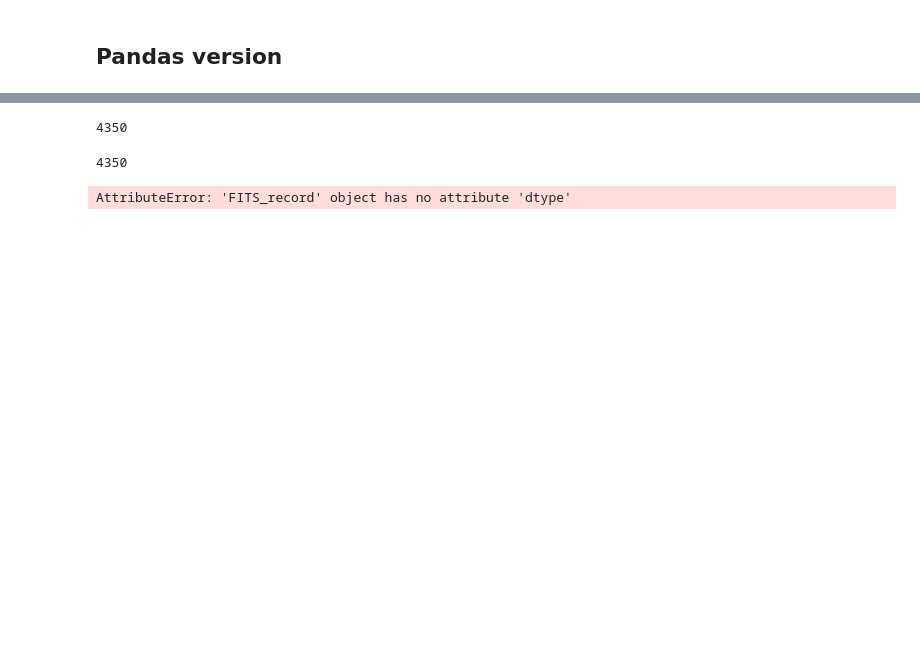
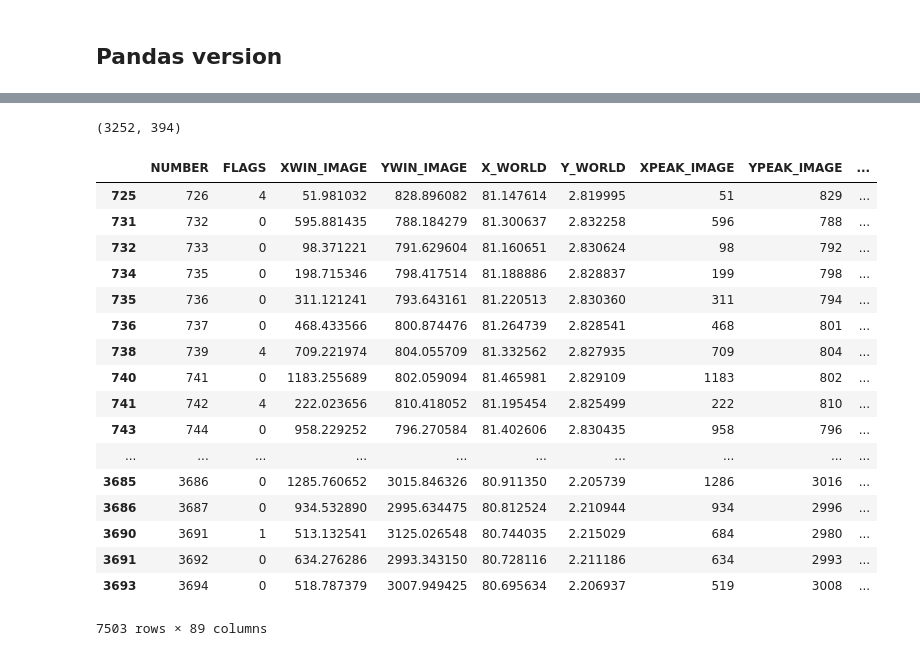
Before and after one commit to ctslater/spark_experiments, a Jupyter notebook: data/crossmatch_ptf.ipynb, the cells around one changed output, grey strips where cells are left out. Drawn from its saved outputs; the diff is of its cells as text; code cells hidden in the pictures; blank space fills up the shorter version.

```diff
--- a/data/crossmatch_ptf.ipynb
+++ b/data/crossmatch_ptf.ipynb
@@ -125,7 +52,7 @@ def readPTFFile_pandas(filename):
 
 def split_table_by_htmid(table):
     # Return a set of tuples [ (htm_id, Table), ... ]
-    htm_obj = HTM(depth=5)
+    htm_obj = HTM(depth=6)
     ra_field, dec_field = "ALPHAWIN_J2000", "DELTAWIN_J2000"
 
     ra = table[ra_field]
@@ -146,28 +73,36 @@ def match_sources_pandas(input_tuple):
     print("Len ", len(ra))
 
     candidate_groups = []
+    already_matched_ids = set()
+    matched_obj_counts = []
     # First pass, just to get groupings
     for this_id in range(len(ra)):
+        if this_id in already_matched_ids:
+            continue
         dists, idx = tree.query( (ra.iloc[this_id], dec.iloc[this_id]), k=15, distance_upper_bound=4/3600.0)
         sel, = np.where((dists < 3/3600.0) & (idx != this_id))
+
+        valid_match_ids = set(idx[sel]) - already_matched_ids
+        matched_obj_counts.append(len(valid_match_ids))
+
+        if len(valid_match_ids) == 0:
+            continue
+        candidate_table = table.iloc[list(valid_match_ids)]
         mean_ra = np.mean(candidate_table[ra_field])
         mean_dec = np.mean(candidate_table[dec_field])
-        candidate_groups.append(idx[sel])
+        candidate_groups.append((mean_ra, mean_dec))
+        already_matched_ids.update(valid_match_ids)
 
-    # Second pass uses the mean position of the sources in each group, then re-matches
-    # This potentially matches sources into multiple objects
-    output_groups = []
-    for candidate_group_idx in candidate_groups:
-        candidate_table = table.iloc[candidate_group_idx]
-        mean_ra = np.mean(candidate_table[ra_field])
-        mean_dec = np.mean(candidate_table[dec_field])
-        dists, idx = tree.query( (mean_ra, mean_dec), k=15, distance_upper_bound=4/3600.0)
-        sel, = np.where((dists < 3/3600.0))
-        output_groups.append(idx[sel])
 
-    table['obj_id'] = 0
-    for n, group in enumerate(output_groups):
-        table['obj_id'].iloc[group] = htm_id*10000 + n
+    if(len(candidate_groups) == 0):
+        table['obj_id'] = 0
+        return table
+
+    # Now we match all the sources to their closest object, if it's within bounds
+    reverse_tree = cKDTree(np.stack(candidate_groups))
+    dists, idx = reverse_tree.query(np.stack((np.array(ra), np.array(dec)), axis=1), distance_upper_bound=3/3600.0)
+
+    table['obj_id'] = htm_id*100000 + idx
 
     return table
 
@@ -179,7 +114,7 @@ def seqFunc(a, b):
         return a
     return a.append(b)
 
-filenames = glob.glob("ptf_catalogs/*ctlg")[:3]
+filenames = glob.glob("ptf_catalogs/*ctlg")
 split_records = sc.parallelize(filenames).map(readPTFFile_pandas).flatMap(split_table_by_htmid)
 
 grouped_records = split_records.aggregateByKey(zeroValue, seqFunc, seqFunc)
@@ -344,8 +141,0 @@ numpy.float32
-# %%
-len(rec.array)
-# %% [output]
-4350
-# %%
-len(example_data)
-# %% [output]
-4350
@@ -355,4 +142,25 @@ x = [x for x in iterator]
-# %%
-x[0].dtype
-# %% [output]
-AttributeError: 'FITS_record' object has no attribute 'dtype'
+# %%
+len(matched_records[4]['obj_id']), len(np.unique(matched_records[4]['obj_id']))
+# %% [output]
+(3252, 394)
+# %%
+matched_records[0]
+# %% [output]
+|  | NUMBER | FLAGS | XWIN_IMAGE | YWIN_IMAGE | X_WORLD | Y_WORLD | XPEAK_IMAGE | YPEAK_IMAGE | ... |
+| 725 | 726 | 4 | 51.981032 | 828.896082 | 81.147614 | 2.819995 | 51 | 829 | ... |
+| 731 | 732 | 0 | 595.881435 | 788.184279 | 81.300637 | 2.832258 | 596 | 788 | ... |
+| 732 | 733 | 0 | 98.371221 | 791.629604 | 81.160651 | 2.830624 | 98 | 792 | ... |
+| 734 | 735 | 0 | 198.715346 | 798.417514 | 81.188886 | 2.828837 | 199 | 798 | ... |
+| 735 | 736 | 0 | 311.121241 | 793.643161 | 81.220513 | 2.830360 | 311 | 794 | ... |
+| 736 | 737 | 0 | 468.433566 | 800.874476 | 81.264739 | 2.828541 | 468 | 801 | ... |
+| 738 | 739 | 4 | 709.221974 | 804.055709 | 81.332562 | 2.827935 | 709 | 804 | ... |
+| 740 | 741 | 0 | 1183.255689 | 802.059094 | 81.465981 | 2.829109 | 1183 | 802 | ... |
+| 741 | 742 | 4 | 222.023656 | 810.418052 | 81.195454 | 2.825499 | 222 | 810 | ... |
+| 743 | 744 | 0 | 958.229252 | 796.270584 | 81.402606 | 2.830435 | 958 | 796 | ... |
+| ... | ... | ... | ... | ... | ... | ... | ... | ... | ... |
+| 3685 | 3686 | 0 | 1285.760652 | 3015.846326 | 80.911350 | 2.205739 | 1286 | 3016 | ... |
+| 3686 | 3687 | 0 | 934.532890 | 2995.634475 | 80.812524 | 2.210944 | 934 | 2996 | ... |
+| 3690 | 3691 | 1 | 513.132541 | 3125.026548 | 80.744035 | 2.215029 | 684 | 2980 | ... |
+| 3691 | 3692 | 0 | 634.276286 | 2993.343150 | 80.728116 | 2.211186 | 634 | 2993 | ... |
+| 3693 | 3694 | 0 | 518.787379 | 3007.949425 | 80.695634 | 2.206937 | 519 | 3008 | ... |
+7503 rows × 89 columns
```
Also changed, not shown: parts of 29 cells of this notebook.
